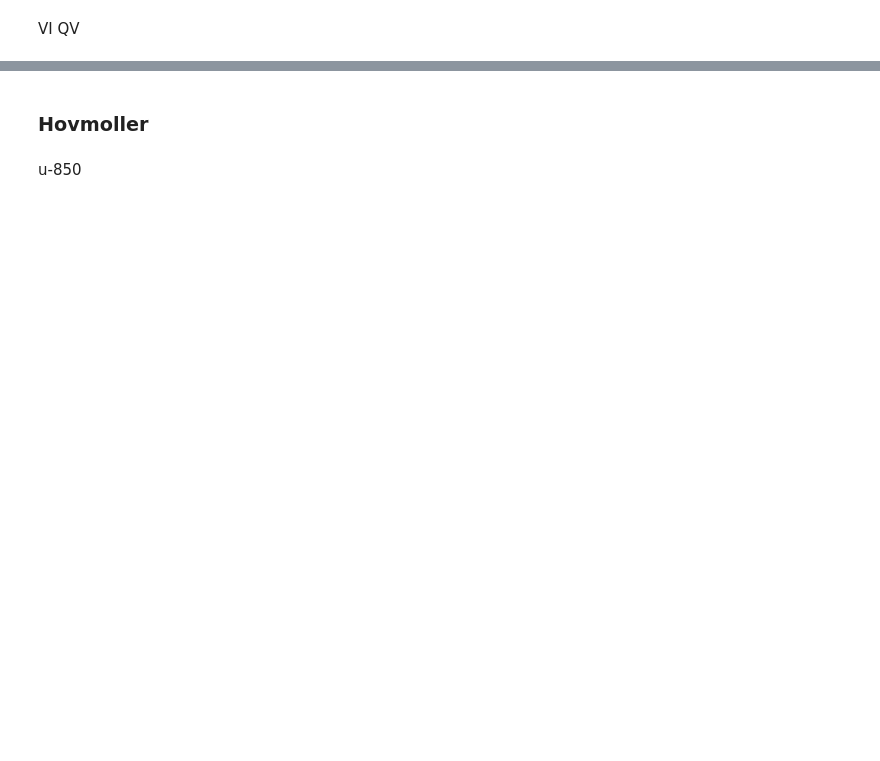
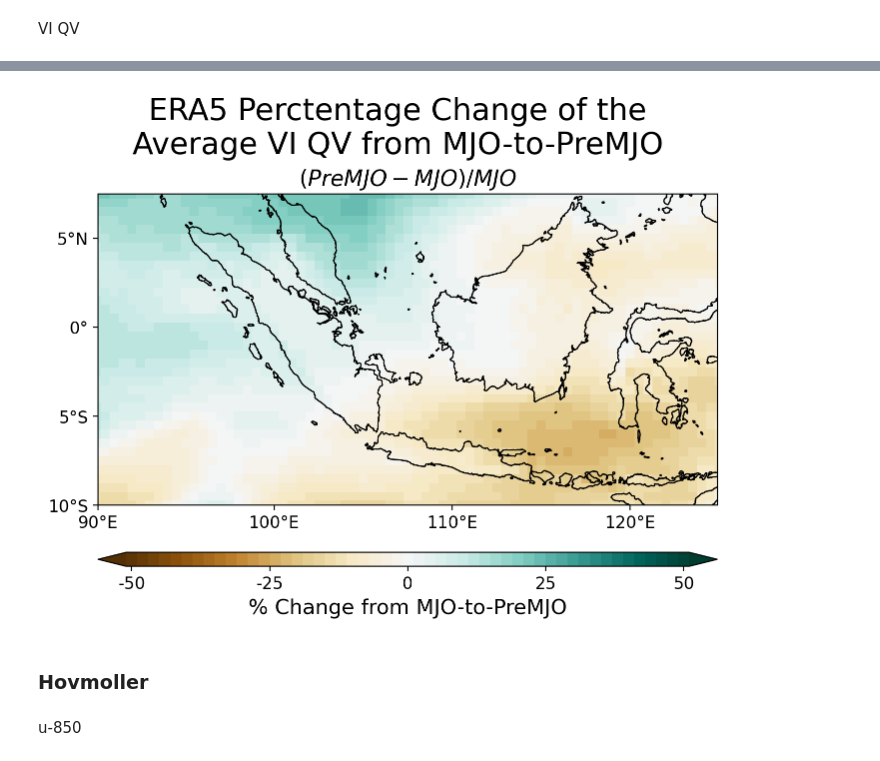
Before and after one commit to HragNajarian/PhD-Work, a Jupyter notebook: analysis/ERA5_analysis.ipynb, the cells around one changed output, grey strips where cells are left out. Cells and saved outputs as stored; diff of their text form; code cells hidden in the pictures; blank space fills up the shorter version.

```diff
--- a/analysis/ERA5_analysis.ipynb
+++ b/analysis/ERA5_analysis.ipynb
@@ -372,3 +378,84 @@ cbar.set_label('Specific Humidity ($kg/kg$)', fontsize=fs-3)
+# %%
+fig = plt.figure(figsize=(8,5))
+gs = gridspec.GridSpec(nrows=2, ncols=1, hspace=.2, height_ratios=[.96,.04])
+ax1 = fig.add_subplot(gs[0,0], projection=ccrs.PlateCarree(central_longitude=0))
+
+fs=18
+roll=1
+
+title = 'ERA5 Perctentage Change of the\nAverage VI QV from MJO-to-PreMJO'
+fig.suptitle(title, fontsize=fs+4, y=1.05)
+
+lon_bound_temp = [90,125]
+lat_bound_temp = [-10,7.5]
+ano_levels = [-.5, .5]
+ano_dl = .02
+
+hatch_thresh = 1
+
+# Set parameters and labels
+x_ticks = [90.1,100,110,120]
+x_tick_labels = [u'90\N{DEGREE SIGN}E',
+                 u'100\N{DEGREE SIGN}E', u'110\N{DEGREE SIGN}E',
+                 u'120\N{DEGREE SIGN}E']
+y_ticks = [-10,-5,0,5,10]
+y_tick_labels = [u'10\N{DEGREE SIGN}S',u'5\N{DEGREE SIGN}S',
+		 		u'0\N{DEGREE SIGN}',
+				u'5\N{DEGREE SIGN}N',u'10\N{DEGREE SIGN}N']
+
+
+compare_den = da_intq_new.rolling({'latitude': roll, 'longitude': roll}, min_periods=1, center=True).mean()
+# compare_den = xr.where(compare_den<0.5, np.nan, compare_den)
+
+diff_num = (da_intq_old.values - da_intq_new.values)
+diff_num = xr.DataArray(diff_num, coords=da_intq_new.coords, dims=da_intq_new.dims).rolling({'latitude': roll, 'longitude': roll}, min_periods=1, center=True).mean()
+da_final = (diff_num.mean('time')/compare_den.mean('time'))
+# da_final = (diff_num/compare_den).mean('time')
+levs = np.arange(ano_levels[0]-(ano_dl/2), ano_levels[1]+ano_dl+(ano_dl/2), ano_dl)
+
+cf = da_final.plot(
+    ax=ax1,
+    add_colorbar=False,
+    cmap='BrBG',
+    levels=levs,
+    x='longitude',
+    y='latitude',
+    extend='both',
+    xlim=[lon_bound_temp[0], lon_bound_temp[1]],
+    ylim=[lat_bound_temp[0], lat_bound_temp[1]],
+)
+
+# # Add hatching only for anomalies exceeding threshold
+# hatch_mask = da_final.where((da_final > hatch_thresh) | (da_final < -hatch_thresh))
+# ax1.contourf(
+#     hatch_mask['west_east'],
+#     hatch_mask['south_north'],
+#     hatch_mask,
+#     # levels=[hatch_thresh, da.max1()],
+#     colors='none',              # transparent fill
+#     hatches=['///'],            # pattern
+#     transform=ccrs.PlateCarree(),
+# )
+
+ax1.set_title(r'$(PreMJO - MJO)/MJO$', fontsize=fs-2, loc='center')
+ax1.coastlines(linewidth=1, color='k', resolution='10m')  # cartopy function
+ax1.set_xticks(x_ticks)
+ax1.set_xticklabels(x_tick_labels, fontsize=fs-6)
+ax1.set_yticks(y_ticks)
+ax1.set_yticklabels(y_tick_labels, fontsize=fs-6)
+ax1.set_xlabel('')
+ax1.set_ylabel('')
+ax1.set_xlim([90.1,124.9])
+ax1.set_ylim([lat_bound_temp[0],lat_bound_temp[1]])
+
+## Colorbar
+ax2 = fig.add_subplot(gs[1,0])
+cbar = plt.colorbar(cf, cax=ax2, orientation='horizontal', extend='both', ticks=np.arange(ano_levels[0],ano_levels[1]+ano_dl,.25))
+cbar.set_ticklabels(np.arange(-50,75,25), fontsize=fs-6)
+cbar.minorticks_off()
+cbar.set_label('% Change from MJO-to-PreMJO', fontsize=fs-3)
+# %% [output]
+[figure, added]
 # %% [markdown]
 ### Hovmoller
 # %% [markdown]
```
Also changed, not shown: parts of 9 cells of this notebook.
